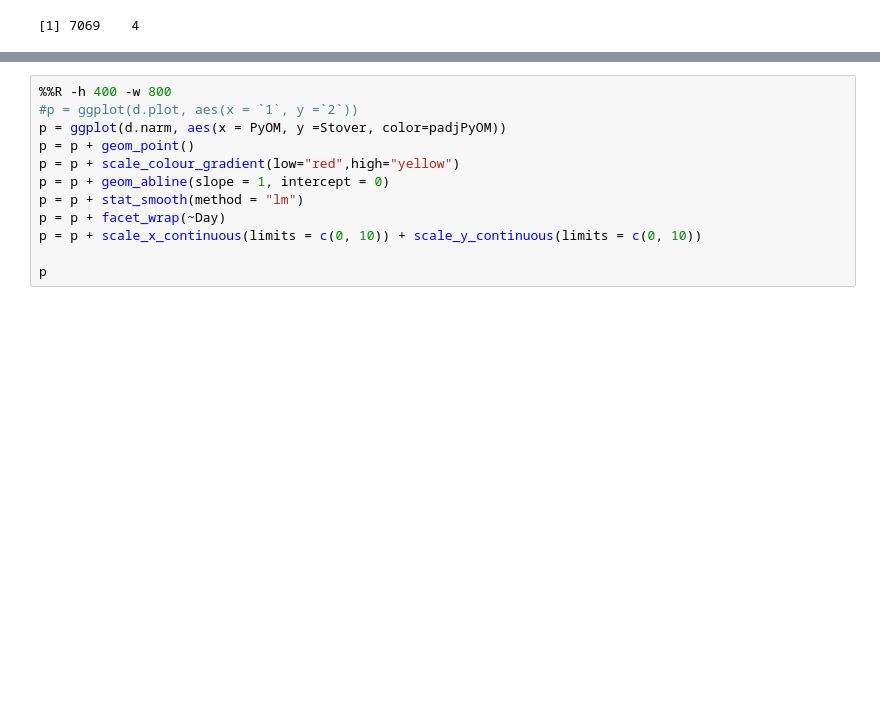
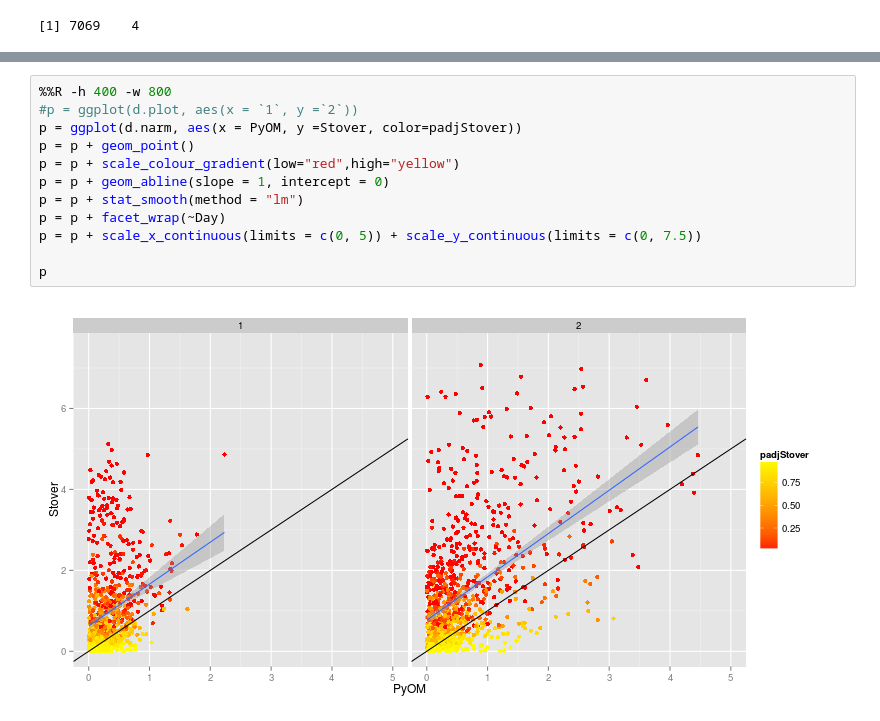
Before and after one commit to TheaWhitman/PyOM, a Jupyter notebook: manuscript_figures/Log2-fold_change_plots.ipynb, the cells around one changed output, grey strips where cells are left out. Drawn from its saved outputs; the diff is of its cells as text; blank space fills up the shorter version.

Commit message:
updating log2fold change plots

```diff
--- a/manuscript_figures/Log2-fold_change_plots.ipynb
+++ b/manuscript_figures/Log2-fold_change_plots.ipynb
@@ -101,12 +109,14 @@ head(d.narm)
 # %%
 %%R -h 400 -w 800
 #p = ggplot(d.plot, aes(x = `1`, y =`2`))
-p = ggplot(d.narm, aes(x = PyOM, y =Stover, color=padjPyOM))
+p = ggplot(d.narm, aes(x = PyOM, y =Stover, color=padjStover))
 p = p + geom_point()
 p = p + scale_colour_gradient(low="red",high="yellow")
 p = p + geom_abline(slope = 1, intercept = 0)
 p = p + stat_smooth(method = "lm")
 p = p + facet_wrap(~Day)
-p = p + scale_x_continuous(limits = c(0, 10)) + scale_y_continuous(limits = c(0, 10))
+p = p + scale_x_continuous(limits = c(0, 5)) + scale_y_continuous(limits = c(0, 7.5))
 
 p
+# %% [output]
+[figure, added]
```
Also changed, not shown: parts of 1 cell of this notebook.
